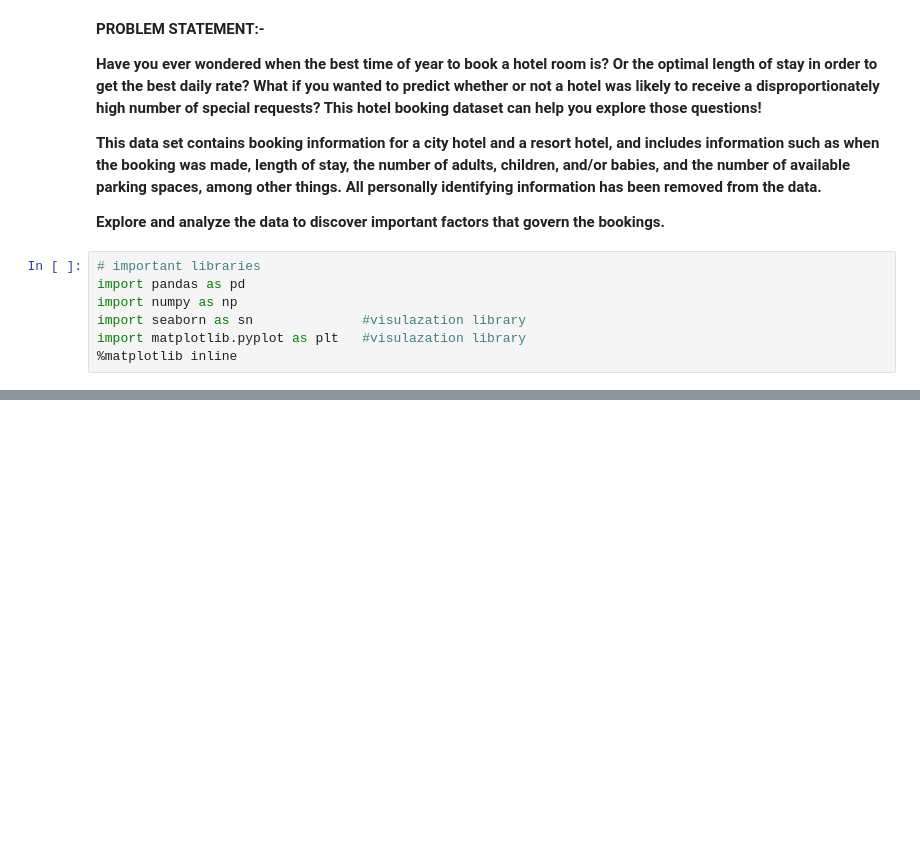
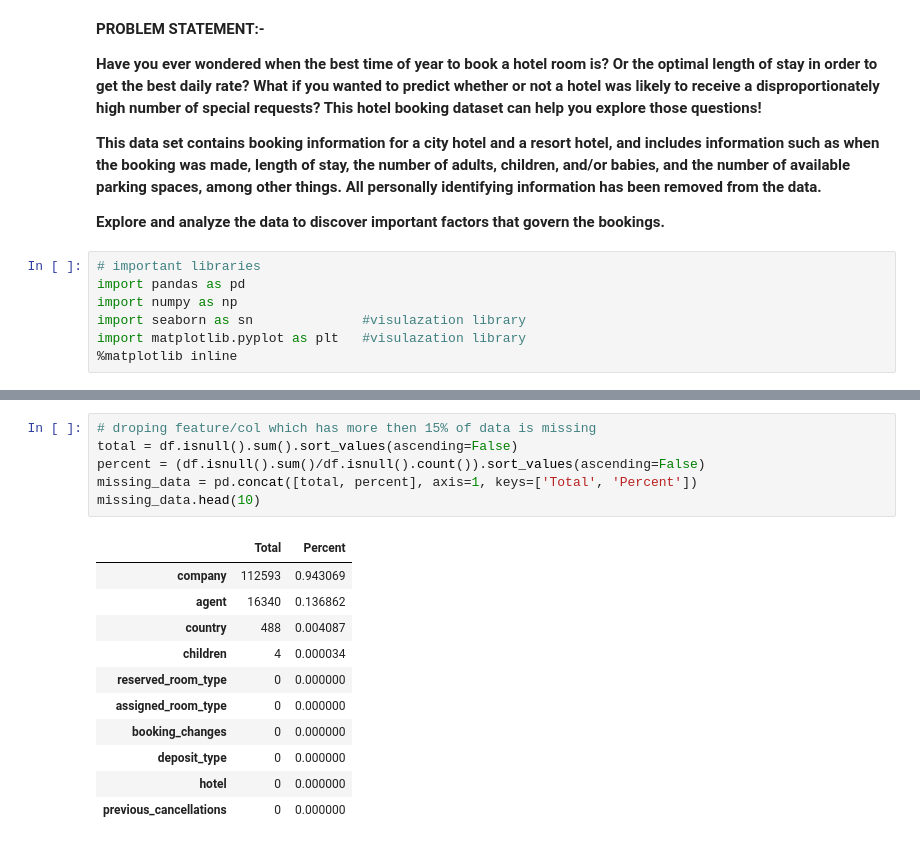
Before and after one commit to AjaharDaroga/EDA_CAPSTONE_PROJECT, a Jupyter notebook: Hotel_Booking_Analysis_Capstone_Project.ipynb, the cells around one changed output, grey strips where cells are left out. Saved outputs shown, nothing was run; the diff lists cells and outputs as text; blank space fills up the shorter version.

```diff
--- a/Hotel_Booking_Analysis_Capstone_Project.ipynb
+++ b/Hotel_Booking_Analysis_Capstone_Project.ipynb
@@ -17,0 +100,18 @@ import matplotlib.pyplot as plt   #visulazation library
+# %%
+# droping feature/col which has more then 15% of data is missing
+total = df.isnull().sum().sort_values(ascending=False)
+percent = (df.isnull().sum()/df.isnull().count()).sort_values(ascending=False)
+missing_data = pd.concat([total, percent], axis=1, keys=['Total', 'Percent'])
+missing_data.head(10)
+# %% [output]
+|  | Total | Percent |
+| company | 112593 | 0.943069 |
+| agent | 16340 | 0.136862 |
+| country | 488 | 0.004087 |
+| children | 4 | 0.000034 |
+| reserved_room_type | 0 | 0.000000 |
+| assigned_room_type | 0 | 0.000000 |
+| booking_changes | 0 | 0.000000 |
+| deposit_type | 0 | 0.000000 |
+| hotel | 0 | 0.000000 |
+| previous_cancellations | 0 | 0.000000 |
```
Also changed, not shown: parts of 12 cells of this notebook.
